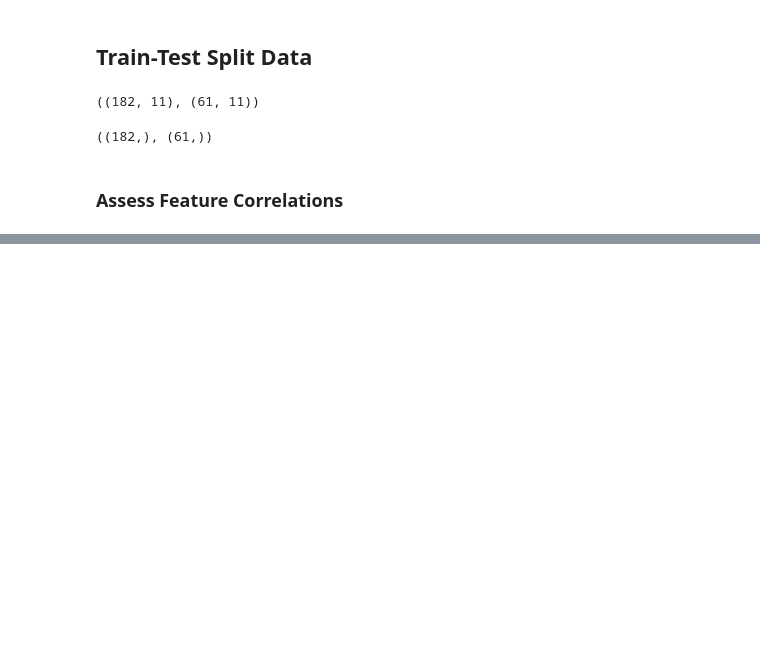
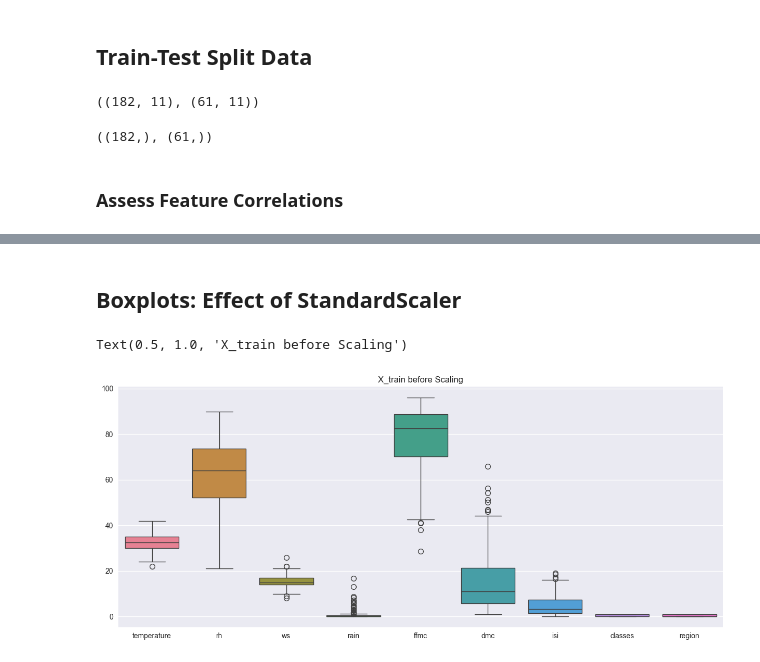
Before and after one commit to iceyisaak/ml-regression-forrest-fire-prediction, a Jupyter notebook: 2_eda.ipynb, the cells around one changed output, grey strips where cells are left out. Cells and saved outputs as stored; diff of their text form; code cells hidden in the pictures; blank space fills up the shorter version.

```diff
--- a/2_eda.ipynb
+++ b/2_eda.ipynb
@@ -226,12 +226,12 @@ def correlation_detector(dataset,threshold):
     corr_matrix = dataset.corr()
 
     for i in range(len(corr_matrix.columns)):
+        for j in range(i):
+            if abs(corr_matrix.iloc[i,j]) > threshold:
 
-        if abs(corr_matrix.iloc[i,j]) > threshold:
-
-            col_name = corr_matrix.columns[i]
-            col_corr.add(col_name)
+                col_name = corr_matrix.columns[i]
+                col_corr.add(col_name)
 
     return col_corr
 # %%
-corr_ftrs = correlation_detector(df, 0.85)
+corr_ftrs = correlation_detector(X_train, 0.85)
@@ -237,0 +243,4 @@ corr_ftrs = correlation_detector(df, 0.85)
+# %%
+# From X_train & X_test: Remove extremely well correlated features to avoid multicollinearity
+X_train.drop(corr_ftrs, axis=1, inplace=True)
+X_test.drop(corr_ftrs, axis=1, inplace=True)
@@ -237,0 +299,10 @@ corr_ftrs = correlation_detector(df, 0.85)
+# %% [markdown]
+## Boxplots: Effect of StandardScaler
+# %%
+plt.figure(figsize=(15,6))
+
+sns.boxplot(data=X_train)
+plt.title('X_train before Scaling');
+# %% [output]
+Text(0.5, 1.0, 'X_train before Scaling')
+[figure, added]
```
Also changed, not shown: parts of 19 cells of this notebook.
